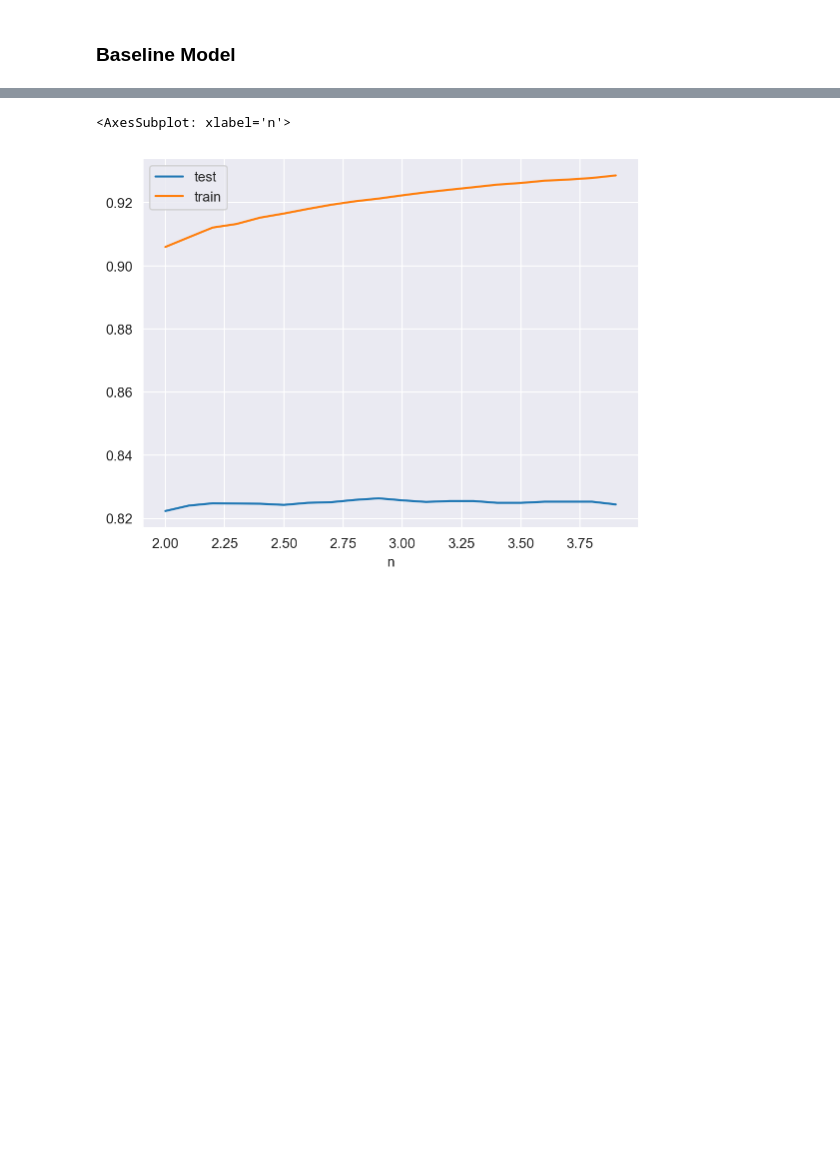
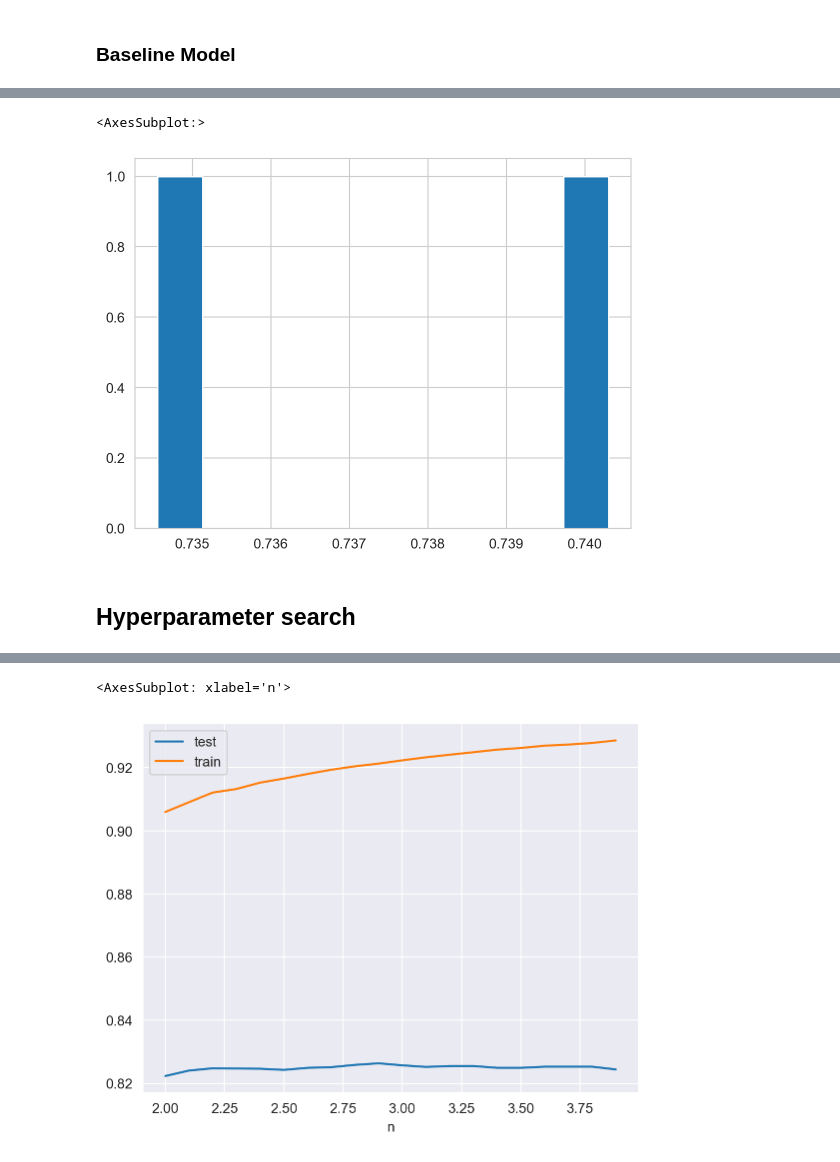
Before and after one commit to pemukl/dsc80-stock-prediction, a Jupyter notebook: stocks.ipynb, the cells around one changed output, grey strips where cells are left out. Saved outputs shown, nothing was run; the diff lists cells and outputs as text; code cells hidden in the pictures; blank space fills up the shorter version.

```diff
--- a/stocks.ipynb
+++ b/stocks.ipynb
@@ -176,3 +196,30 @@ df.set_index("n").plot()
+# %%
+from sklearn.svm import LinearSVC
+
+pl = Pipeline([
+    ('preproc', preproc),
+    ('Nystroem', Nystroem()),
+    ('embedding', LinearSVC(C=3, class_weight={"REP": 0.66, "DEM": 0.33})),
+])
+
+stocks["party"].value_counts()
+
+res = []
+for _ in range(2):
+    wo_bias = stocks #pd.concat([stocks[stocks["party"] == "DEM"][:3500], stocks[stocks["party"] == "REP"][:3500]])
+    X_train, X_test, y_train, y_test = train_test_split(wo_bias.drop("party", axis = 1), wo_bias["party"])
+    pl.fit(X_train, y_train)
+    pl.score(X_test, y_test)
+
+    X_test["party"] = y_test
+
+    res.append(pl.score(stocks.drop(X_train.index).drop("party", axis = 1), stocks.drop(X_train.index)["party"]))
+pd.Series(res).hist()
+# %% [output]
+<AxesSubplot:>
+[figure, added]
+# %% [markdown]
+## Hyperparameter search
 # %%
 res = {"n":[],"test":[],"train":[]}
 for n in np.arange(0.5,8,0.3):
```
Also changed, not shown: parts of 19 cells of this notebook.
